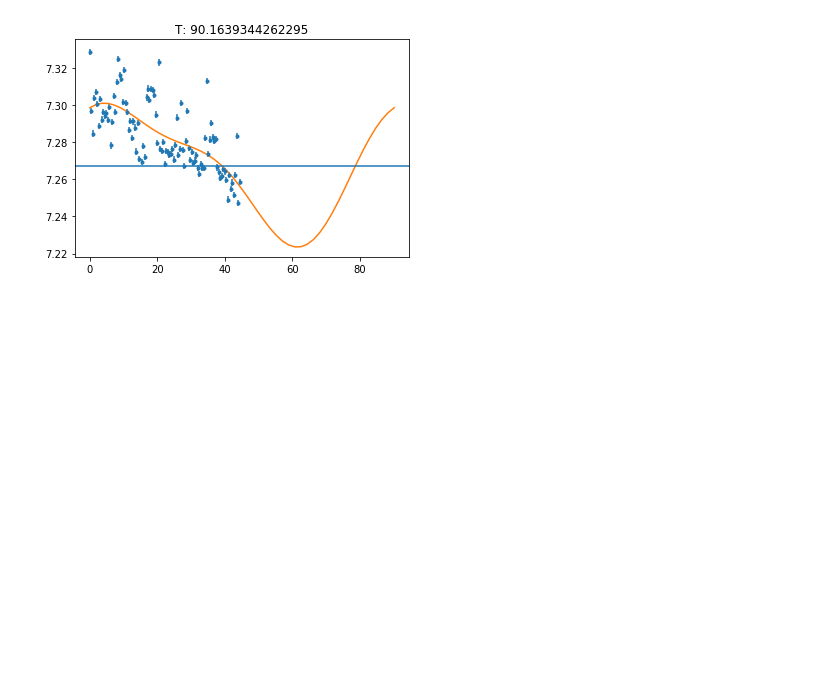
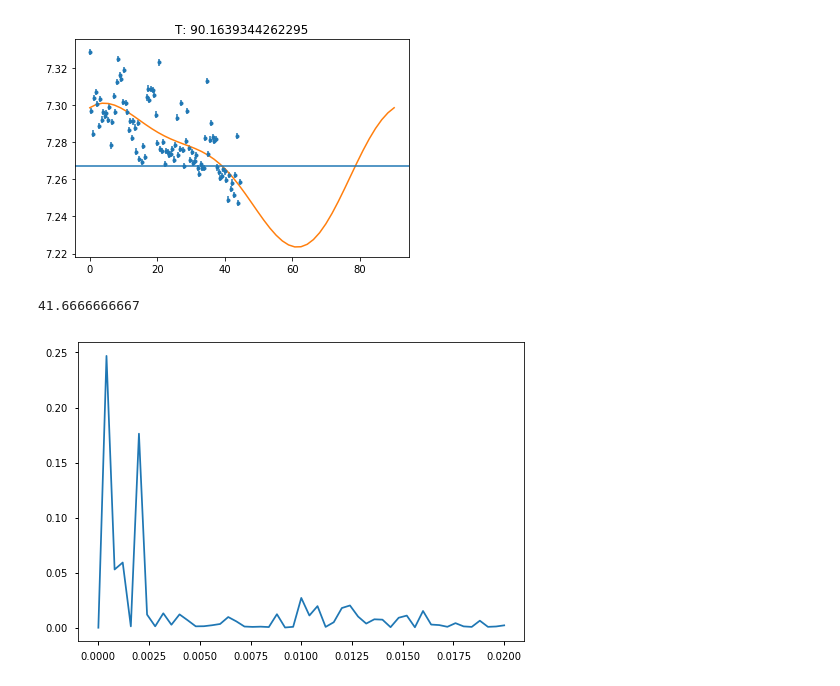
Before and after one commit to mileslucas/astro344l, a Jupyter notebook: project/src/project.ipynb, the cells around one changed output. Cells and saved outputs as stored; diff of their text form; code cells hidden in the pictures; blank space fills up the shorter version.

```diff
--- a/project/src/project.ipynb
+++ b/project/src/project.ipynb
@@ -6,6 +6,7 @@ import pandas as pd
 import matplotlib.pyplot as plt
 import matplotlib
 %matplotlib inline
+plt.style.use('seaborn-notebook')
 import datetime as dt
 from astropy.stats import LombScargle
 # %%
@@ -75,3 +76,13 @@ print(y_fit.mean())
 7.26726745551
 [figure]
 [figure]
+# %%
+from scipy.signal import periodogram
+
+f, p = periodogram(mags, 1/25)
+plt.plot(f, p)
+best_per = 1/f[p.argmax()] / 60
+print(best_per)
+# %% [output]
+41.6666666667
+[figure, added]
```
Also changed, not shown: parts of 1 cell of this notebook, 3 other files.
